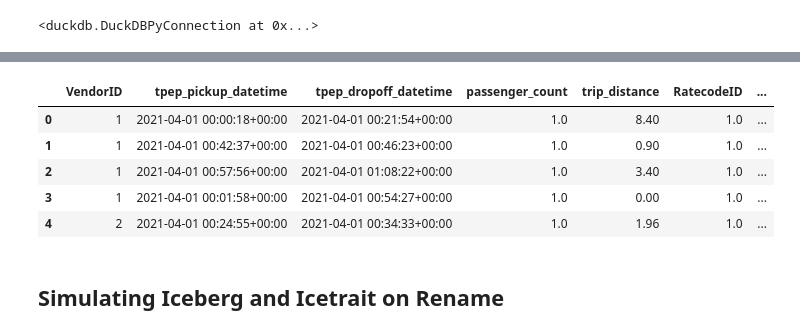
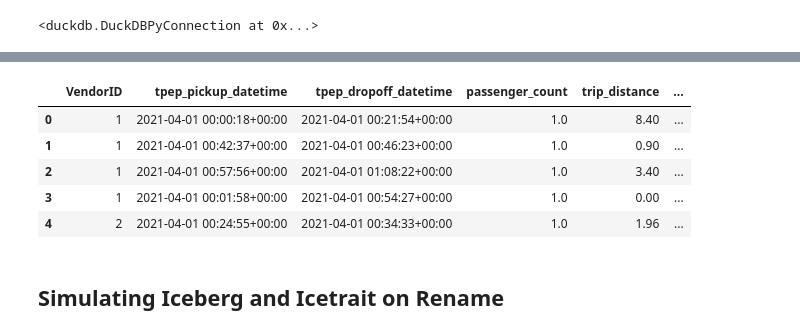
Before and after one commit to vibhatha/docker-spark-iceberg, a Jupyter notebook: spark/notebooks/icetrait_schema_evolution.ipynb, the cells around one changed output, grey strips where cells are left out. Cells and saved outputs as stored; diff of their text form; code cells hidden in the pictures.

```diff
--- a/spark/notebooks/icetrait_schema_evolution.ipynb
+++ b/spark/notebooks/icetrait_schema_evolution.ipynb
@@ -167,0 +151,4 @@ proto_bytes = editor.plan.SerializeToString()
+# %%
+wrapper = DuckdbSubstrait(proto_bytes, "default", "/home/iceberg/notebooks/s3", "nyc_demo")
+wrapper.update_named_table_with_schema()
+wrapper.update_with_local_file_paths()
@@ -168,14 +173,13 @@ proto_bytes = editor.plan.SerializeToString()
 # %%
-duckdb_substrait = DuckdbSubstrait(proto_bytes, "default", "/home/iceberg/notebooks/s3")
-results = duckdb_substrait.execute()
+duckdb_res = wrapper.execute()
-# %%
-df_duckdb_substrait = results.to_arrow_table().to_pandas()
-df_duckdb_substrait.head()
-# %% [output]
-|  | VendorID | tpep_pickup_datetime | tpep_dropoff_datetime | passenger_count | trip_distance | RatecodeID | ... |
-| 0 | 1 | 2021-04-01 00:00:18+00:00 | 2021-04-01 00:21:54+00:00 | 1.0 | 8.40 | 1.0 | ... |
-| 1 | 1 | 2021-04-01 00:42:37+00:00 | 2021-04-01 00:46:23+00:00 | 1.0 | 0.90 | 1.0 | ... |
-| 2 | 1 | 2021-04-01 00:57:56+00:00 | 2021-04-01 01:08:22+00:00 | 1.0 | 3.40 | 1.0 | ... |
-| 3 | 1 | 2021-04-01 00:01:58+00:00 | 2021-04-01 00:54:27+00:00 | 1.0 | 0.00 | 1.0 | ... |
-| 4 | 2 | 2021-04-01 00:24:55+00:00 | 2021-04-01 00:34:33+00:00 | 1.0 | 1.96 | 1.0 | ... |
+# %%
+df_duckdb_substrait = duckdb_res.to_df()
+df_duckdb_substrait.head()
+# %% [output]
+|  | VendorID | tpep_pickup_datetime | tpep_dropoff_datetime | passenger_count | trip_distance | ... |
+| 0 | 1 | 2021-04-01 00:00:18+00:00 | 2021-04-01 00:21:54+00:00 | 1.0 | 8.40 | ... |
+| 1 | 1 | 2021-04-01 00:42:37+00:00 | 2021-04-01 00:46:23+00:00 | 1.0 | 0.90 | ... |
+| 2 | 1 | 2021-04-01 00:57:56+00:00 | 2021-04-01 01:08:22+00:00 | 1.0 | 3.40 | ... |
+| 3 | 1 | 2021-04-01 00:01:58+00:00 | 2021-04-01 00:54:27+00:00 | 1.0 | 0.00 | ... |
+| 4 | 2 | 2021-04-01 00:24:55+00:00 | 2021-04-01 00:34:33+00:00 | 1.0 | 1.96 | ... |
 # %%
```
Also changed, not shown: parts of 33 cells of this notebook.
